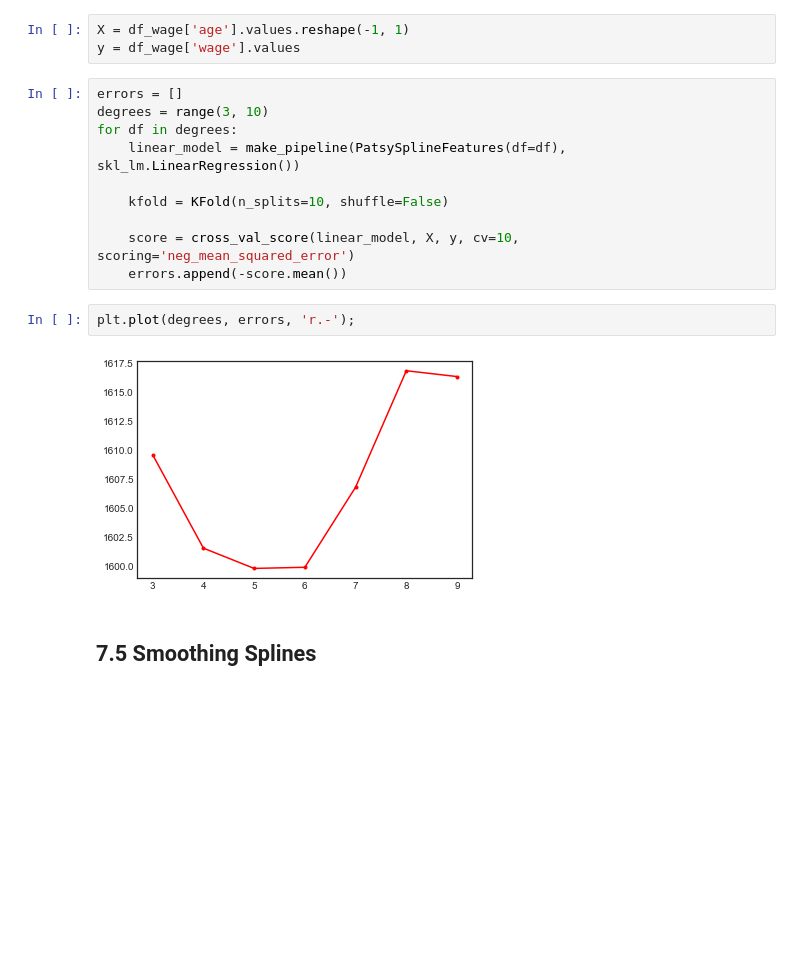
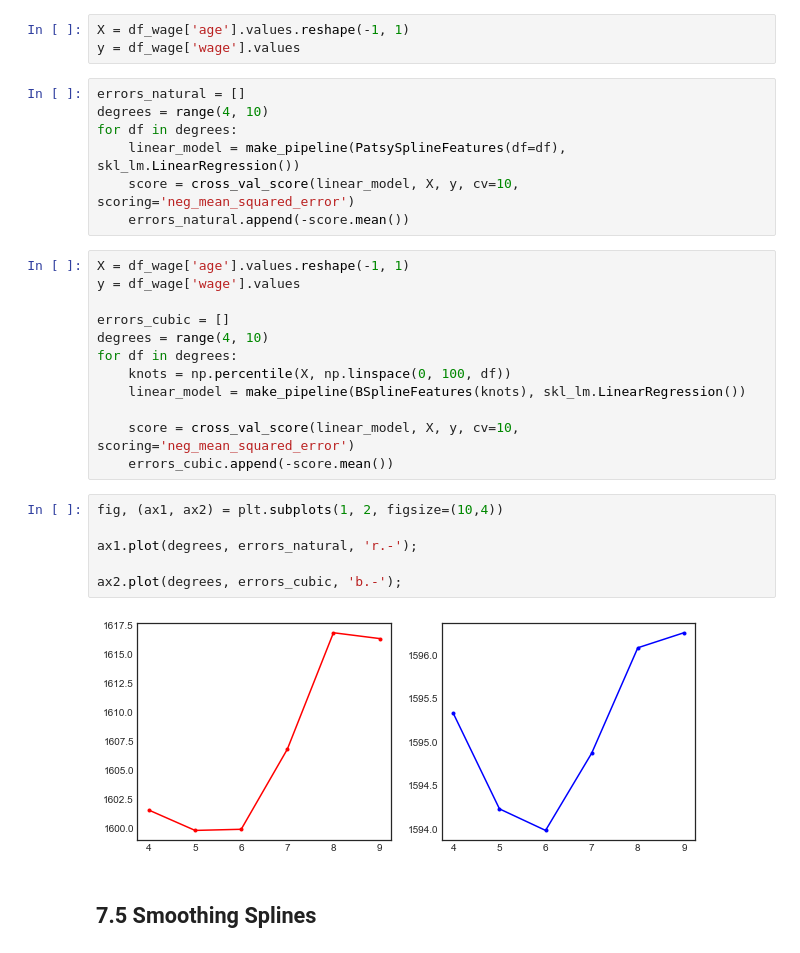
Before and after one commit to pedvide/ISLR_Python, a Jupyter notebook: Chapter7_Moving_Beyond_Linearity.ipynb, the cells around one changed output. Cells and saved outputs as stored; diff of their text form; blank space fills up the shorter version.

Commit message:
improve degrees of freedom

```diff
--- a/Chapter7_Moving_Beyond_Linearity.ipynb
+++ b/Chapter7_Moving_Beyond_Linearity.ipynb
@@ -348,18 +348,31 @@ for ax in (ax1, ax2):
 X = df_wage['age'].values.reshape(-1, 1)
 y = df_wage['wage'].values
 # %%
-errors = []
-degrees = range(3, 10)
+errors_natural = []
+degrees = range(4, 10)
 for df in degrees:
     linear_model = make_pipeline(PatsySplineFeatures(df=df), skl_lm.LinearRegression())
-
-    kfold = KFold(n_splits=10, shuffle=False)
-
     score = cross_val_score(linear_model, X, y, cv=10, scoring='neg_mean_squared_error')
-    errors.append(-score.mean())
+    errors_natural.append(-score.mean())
-# %%
-plt.plot(degrees, errors, 'r.-');
-# %% [output]
-[figure, removed]
+# %%
+X = df_wage['age'].values.reshape(-1, 1)
+y = df_wage['wage'].values
+
+errors_cubic = []
+degrees = range(4, 10)
+for df in degrees:
+    knots = np.percentile(X, np.linspace(0, 100, df))
+    linear_model = make_pipeline(BSplineFeatures(knots), skl_lm.LinearRegression())
+
+    score = cross_val_score(linear_model, X, y, cv=10, scoring='neg_mean_squared_error')
+    errors_cubic.append(-score.mean())
+# %%
+fig, (ax1, ax2) = plt.subplots(1, 2, figsize=(10,4))
+
+ax1.plot(degrees, errors_natural, 'r.-');
+
+ax2.plot(degrees, errors_cubic, 'b.-');
+# %% [output]
+[figure, added]
 # %% [markdown]
 ## 7.5 Smoothing Splines
```
Also changed, not shown: parts of 1 cell of this notebook.
